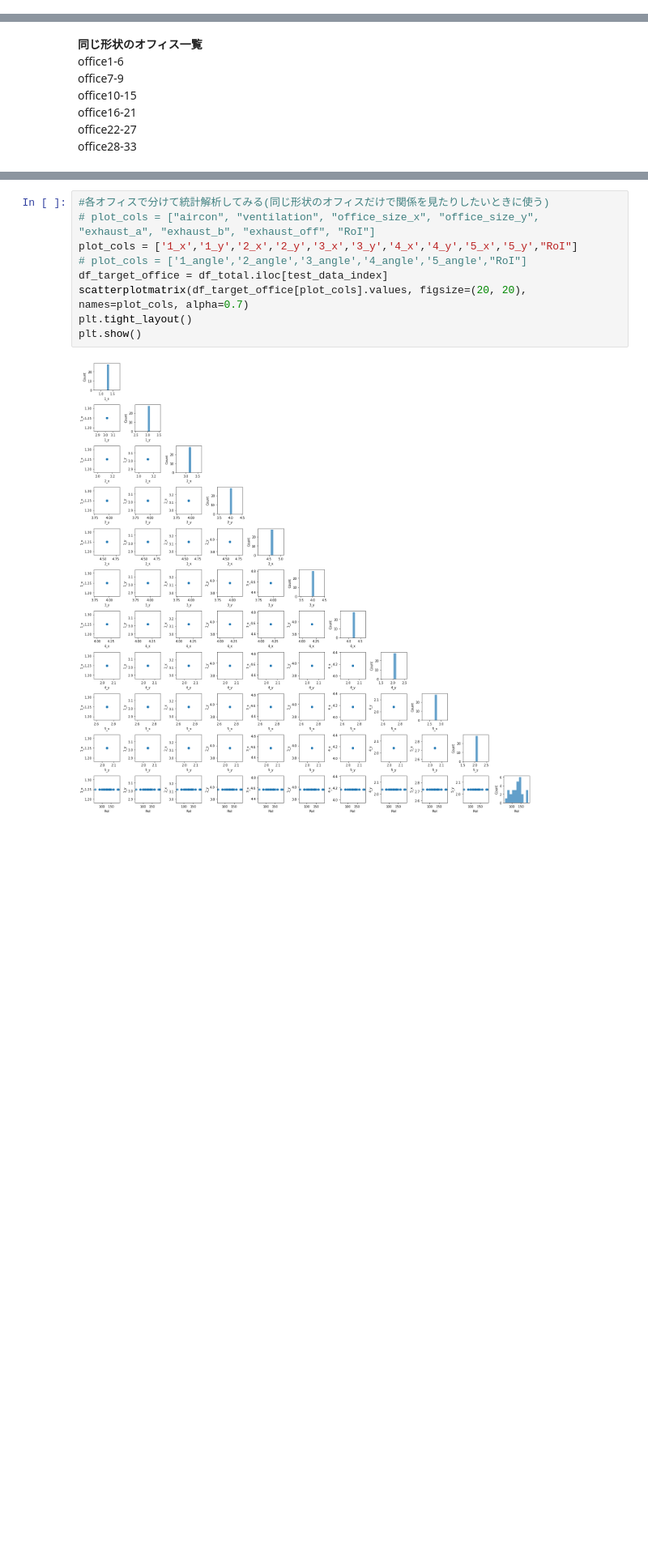
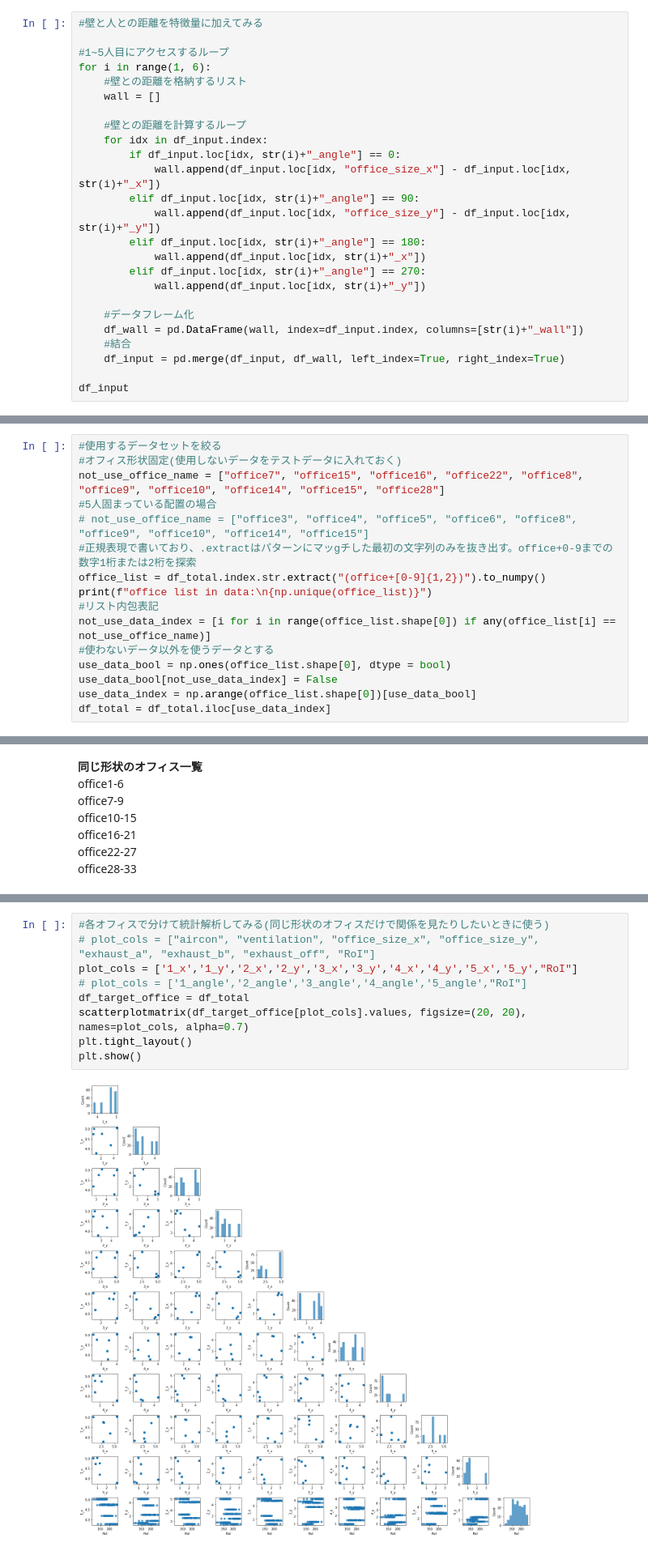
Before and after one commit to Enehentaro/MachineLearning, a Jupyter notebook: MLTrial/regression.ipynb, the cells around one changed output, grey strips where cells are left out. Shown at 81% size. Saved outputs shown, nothing was run; the diff lists cells and outputs as text; blank space fills up the shorter version.

```diff
--- a/MLTrial/regression.ipynb
+++ b/MLTrial/regression.ipynb
@@ -123,3 +126,28 @@ df_input
 | office6_960_0 | 960 | 0 | off | 4.734 | 0.810 | 1.255 | 180.0 | 4.734 | 2.260 | 1.255 | ... |
 | office6_960_246_bout | 960 | 246 | b | 4.734 | 0.810 | 1.255 | 180.0 | 4.734 | 2.260 | 1.255 | ... |
 431 rows × 27 columns
+# %%
+#壁と人との距離を特徴量に加えてみる
+
+#1~5人目にアクセスするループ
+for i in range(1, 6):
+    #壁との距離を格納するリスト
+    wall = []
+
+    #壁との距離を計算するループ
+    for idx in df_input.index:
+        if df_input.loc[idx, str(i)+"_angle"] == 0:
+            wall.append(df_input.loc[idx, "office_size_x"] - df_input.loc[idx, str(i)+"_x"])
+        elif df_input.loc[idx, str(i)+"_angle"] == 90:
+            wall.append(df_input.loc[idx, "office_size_y"] - df_input.loc[idx, str(i)+"_y"])
+        elif df_input.loc[idx, str(i)+"_angle"] == 180:
+            wall.append(df_input.loc[idx, str(i)+"_x"])
+        elif df_input.loc[idx, str(i)+"_angle"] == 270:
+            wall.append(df_input.loc[idx, str(i)+"_y"])
+
+    #データフレーム化
+    df_wall = pd.DataFrame(wall, index=df_input.index, columns=[str(i)+"_wall"])
+    #結合
+    df_input = pd.merge(df_input, df_wall, left_index=True, right_index=True)
+
+df_input
@@ -303,3 +346,19 @@ plt.show()
 [figure]
 # %% [markdown]
 # データの前処理
+# %%
+#使用するデータセットを絞る
+#オフィス形状固定(使用しないデータをテストデータに入れておく)
+not_use_office_name = ["office7", "office15", "office16", "office22", "office8", "office9", "office10", "office14", "office15", "office28"]
+#5人固まっている配置の場合
+# not_use_office_name = ["office3", "office4", "office5", "office6", "office8", "office9", "office10", "office14", "office15"]
+#正規表現で書いており、.extractはパターンにマッgチした最初の文字列のみを抜き出す。office+0-9までの数字1桁または2桁を探索
+office_list = df_total.index.str.extract("(office+[0-9]{1,2})").to_numpy()
+print(f"office list in data:\n{np.unique(office_list)}")
+#リスト内包表記
+not_use_data_index = [i for i in range(office_list.shape[0]) if any(office_list[i] == not_use_office_name)]
+#使わないデータ以外を使うデータとする
+use_data_bool = np.ones(office_list.shape[0], dtype = bool)
+use_data_bool[not_use_data_index] = False
+use_data_index = np.arange(office_list.shape[0])[use_data_bool]
+df_total = df_total.iloc[use_data_index]
@@ -387,14 +450,14 @@ office list in data:
 # %%
 #各オフィスで分けて統計解析してみる(同じ形状のオフィスだけで関係を見たりしたいときに使う)
 # plot_cols = ["aircon", "ventilation", "office_size_x", "office_size_y", "exhaust_a", "exhaust_b", "exhaust_off", "RoI"]
 plot_cols = ['1_x','1_y','2_x','2_y','3_x','3_y','4_x','4_y','5_x','5_y',"RoI"]
 # plot_cols = ['1_angle','2_angle','3_angle','4_angle','5_angle',"RoI"]
-df_target_office = df_total.iloc[test_data_index]
+df_target_office = df_total
 scatterplotmatrix(df_target_office[plot_cols].values, figsize=(20, 20), names=plot_cols, alpha=0.7)
 plt.tight_layout()
 plt.show()
 # %% [output]
-[figure, old version]
+[figure, new version]
 # %%
 #ピアソンの積率相関係数のヒートマップ（ピアソンの積率相関係数はスケーリングした共分散）
 cmap = show_mod.make_colormap(["blue", "lightgreen", "orange"])
```
Also changed, not shown: parts of 29 cells of this notebook.
